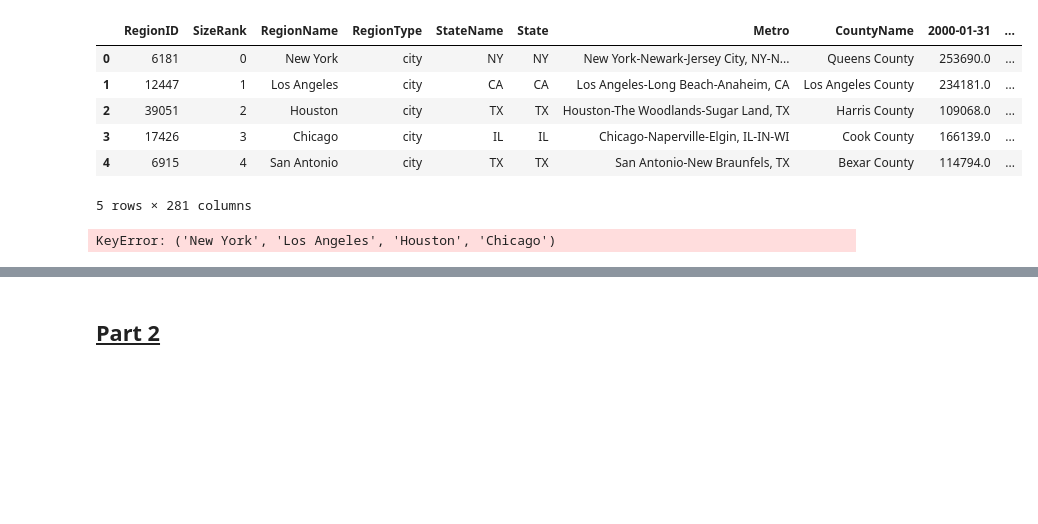
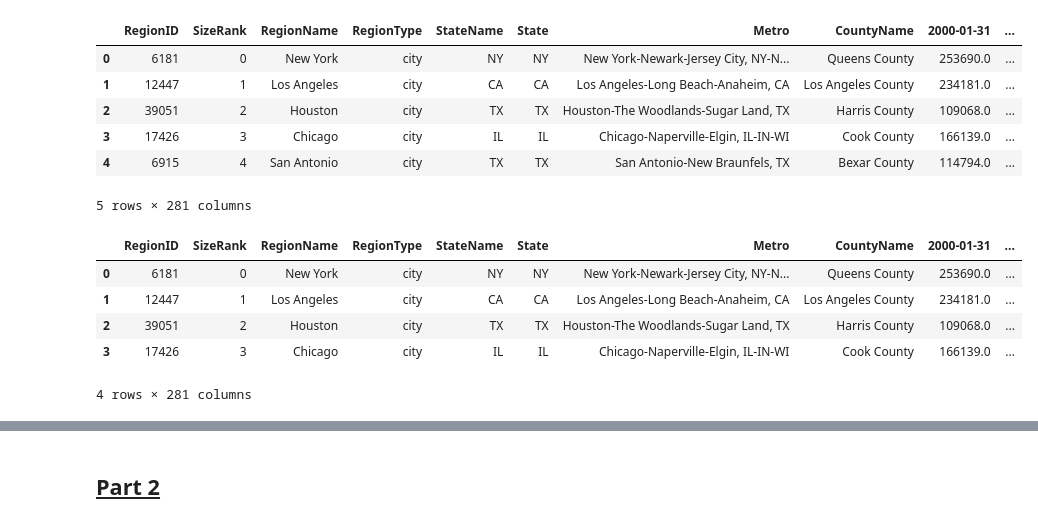
Before and after one commit to VALDE021/Preparing-Time-Series-from-Wide-Form-Data-Core-EricNV, a Jupyter notebook: Preparing Time Series from Wide-Form Data Core-EricNV.ipynb, the cells around one changed output, grey strips where cells are left out. Cells and saved outputs as stored; diff of their text form; code cells hidden in the pictures; blank space fills up the shorter version.

```diff
--- a/Preparing Time Series from Wide-Form Data Core-EricNV.ipynb
+++ b/Preparing Time Series from Wide-Form Data Core-EricNV.ipynb
@@ -56,7 +57,13 @@ df.head()
 | 4 | 6915 | 4 | San Antonio | city | TX | TX | San Antonio-New Braunfels, TX | Bexar County | 114794.0 | ... |
 5 rows × 281 columns
 # %%
-df['SizeRank'] = df['New York', 'Los Angeles', 'Houston', 'Chicago']
-df.head()
+# Filtering the 4 largest cities (lc) into a new dataframe
+lc = df[df['SizeRank']<4]
+lc.head()
 # %% [output]
+|  | RegionID | SizeRank | RegionName | RegionType | StateName | State | Metro | CountyName | 2000-01-31 | ... |
+| 0 | 6181 | 0 | New York | city | NY | NY | New York-Newark-Jersey City, NY-N... | Queens County | 253690.0 | ... |
+| 1 | 12447 | 1 | Los Angeles | city | CA | CA | Los Angeles-Long Beach-Anaheim, CA | Los Angeles County | 234181.0 | ... |
+| 2 | 39051 | 2 | Houston | city | TX | TX | Houston-The Woodlands-Sugar Land, TX | Harris County | 109068.0 | ... |
+| 3 | 17426 | 3 | Chicago | city | IL | IL | Chicago-Naperville-Elgin, IL-IN-WI | Cook County | 166139.0 | ... |
-KeyError: ('New York', 'Los Angeles', 'Houston', 'Chicago')
+4 rows × 281 columns
```
Also changed, not shown: parts of 21 cells of this notebook.
